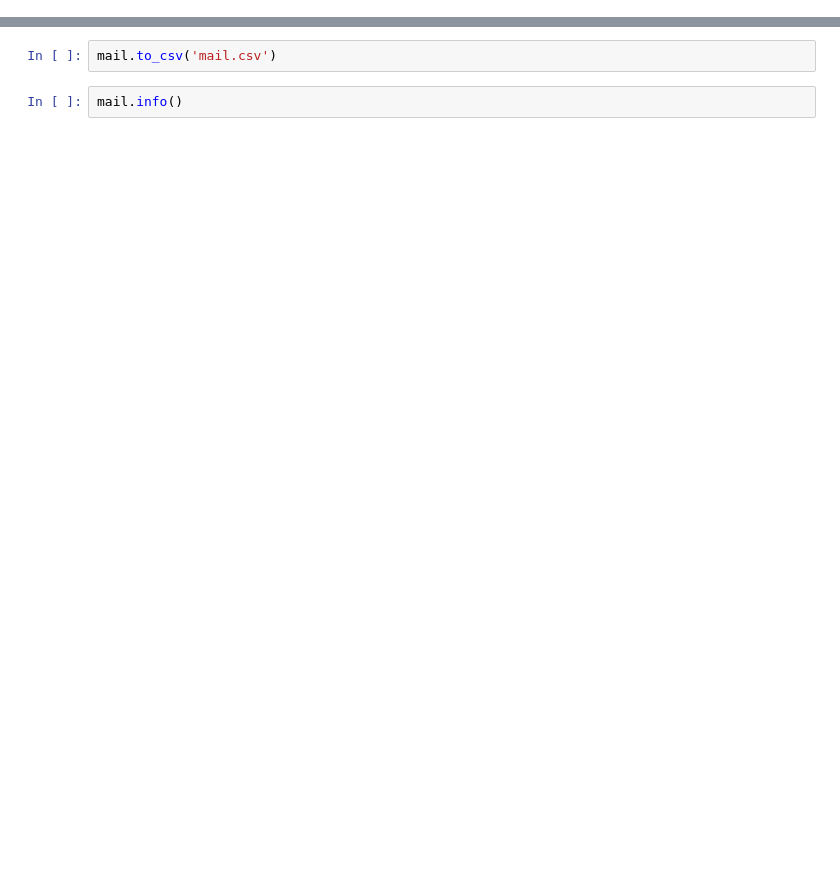
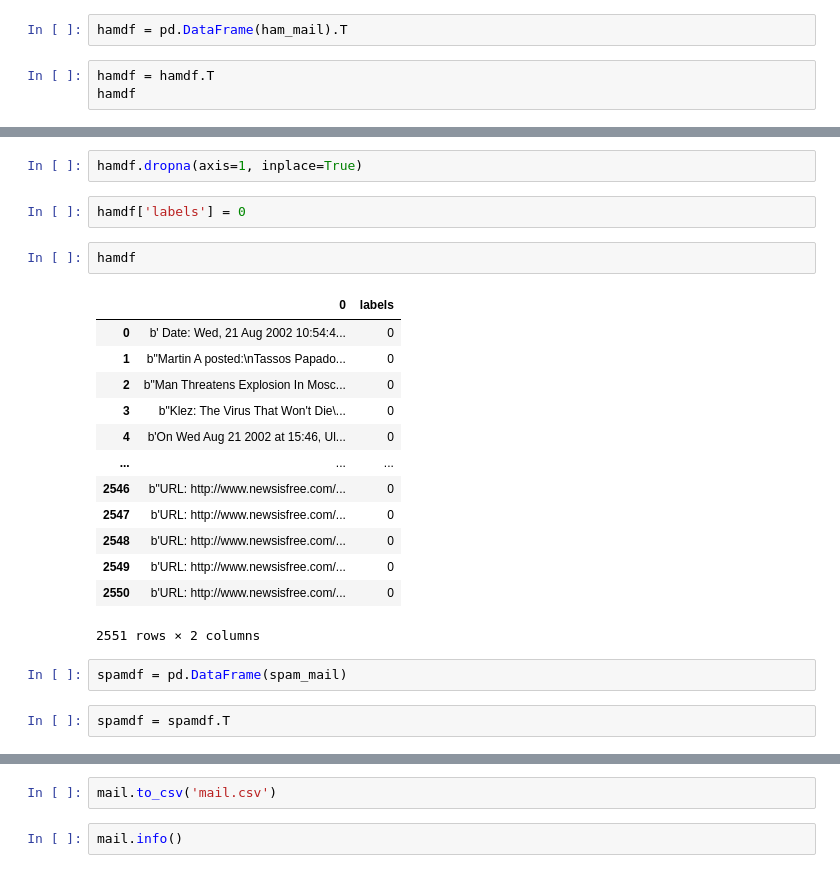
Before and after one commit to shai1esh03/Project-Email-Spam-Classification, a Jupyter notebook: mailDatawrangling.ipynb, the cells around one changed output, grey strips where cells are left out. Cells and saved outputs as stored; diff of their text form; blank space fills up the shorter version.

```diff
--- a/mailDatawrangling.ipynb
+++ b/mailDatawrangling.ipynb
@@ -52,0 +110,5 @@ mail = pd.concat([ham, spam], ignore_index=True)
+# %%
+hamdf = pd.DataFrame(ham_mail).T
+# %%
+hamdf = hamdf.T
+hamdf
@@ -52,0 +129,24 @@ mail = pd.concat([ham, spam], ignore_index=True)
+# %%
+hamdf.dropna(axis=1, inplace=True)
+# %%
+hamdf['labels'] = 0
+# %%
+hamdf
+# %% [output]
+|  | 0 | labels |
+| 0 | b' Date: Wed, 21 Aug 2002 10:54:4... | 0 |
+| 1 | b"Martin A posted:\nTassos Papado... | 0 |
+| 2 | b"Man Threatens Explosion In Mosc... | 0 |
+| 3 | b"Klez: The Virus That Won't Die\... | 0 |
+| 4 | b'On Wed Aug 21 2002 at 15:46, Ul... | 0 |
+| ... | ... | ... |
+| 2546 | b"URL: http://www.newsisfree.com/... | 0 |
+| 2547 | b'URL: http://www.newsisfree.com/... | 0 |
+| 2548 | b'URL: http://www.newsisfree.com/... | 0 |
+| 2549 | b'URL: http://www.newsisfree.com/... | 0 |
+| 2550 | b'URL: http://www.newsisfree.com/... | 0 |
+2551 rows × 2 columns
+# %%
+spamdf = pd.DataFrame(spam_mail)
+# %%
+spamdf = spamdf.T
```
Also changed, not shown: parts of 52 cells of this notebook, 3 other files.
